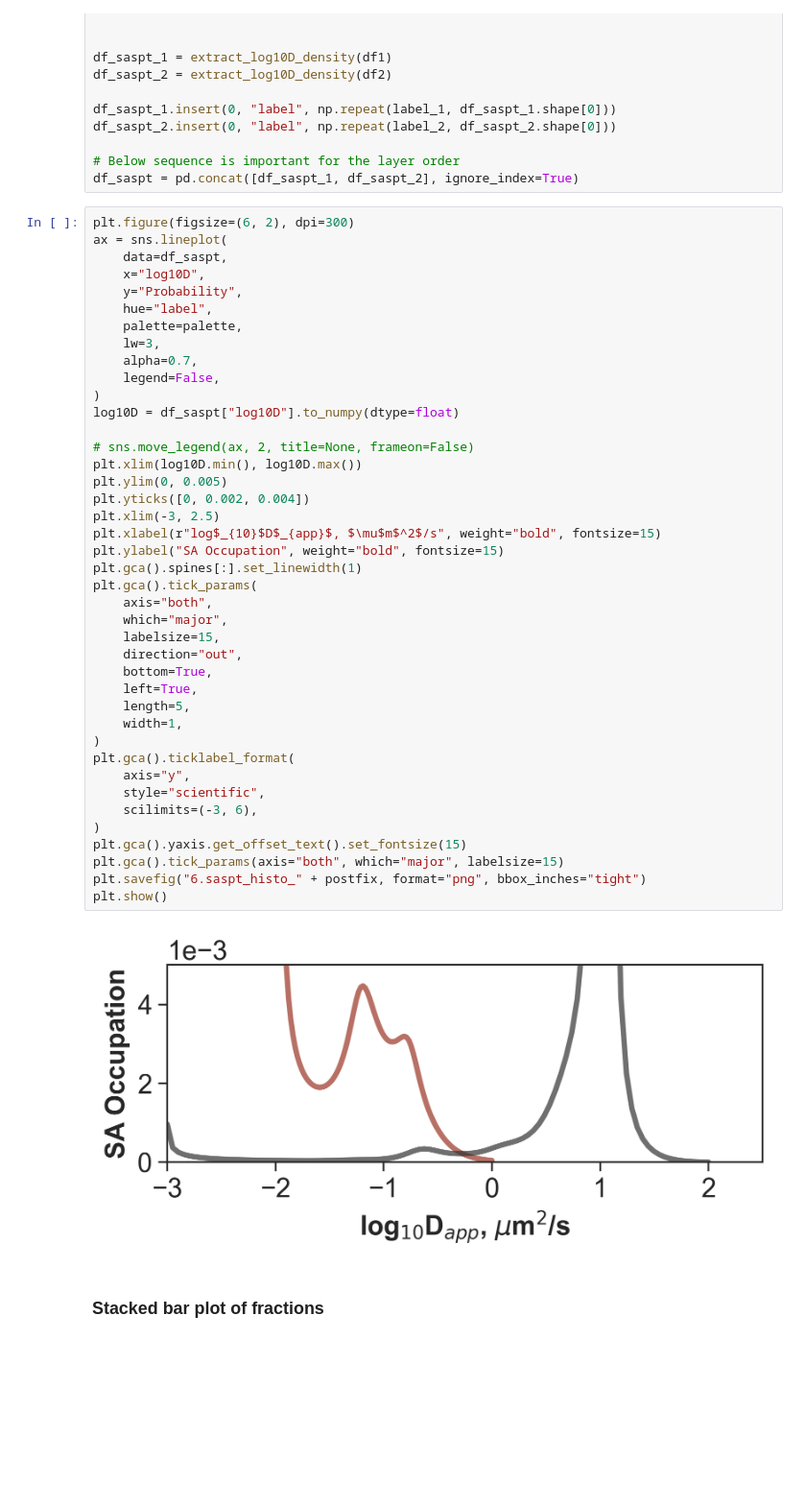
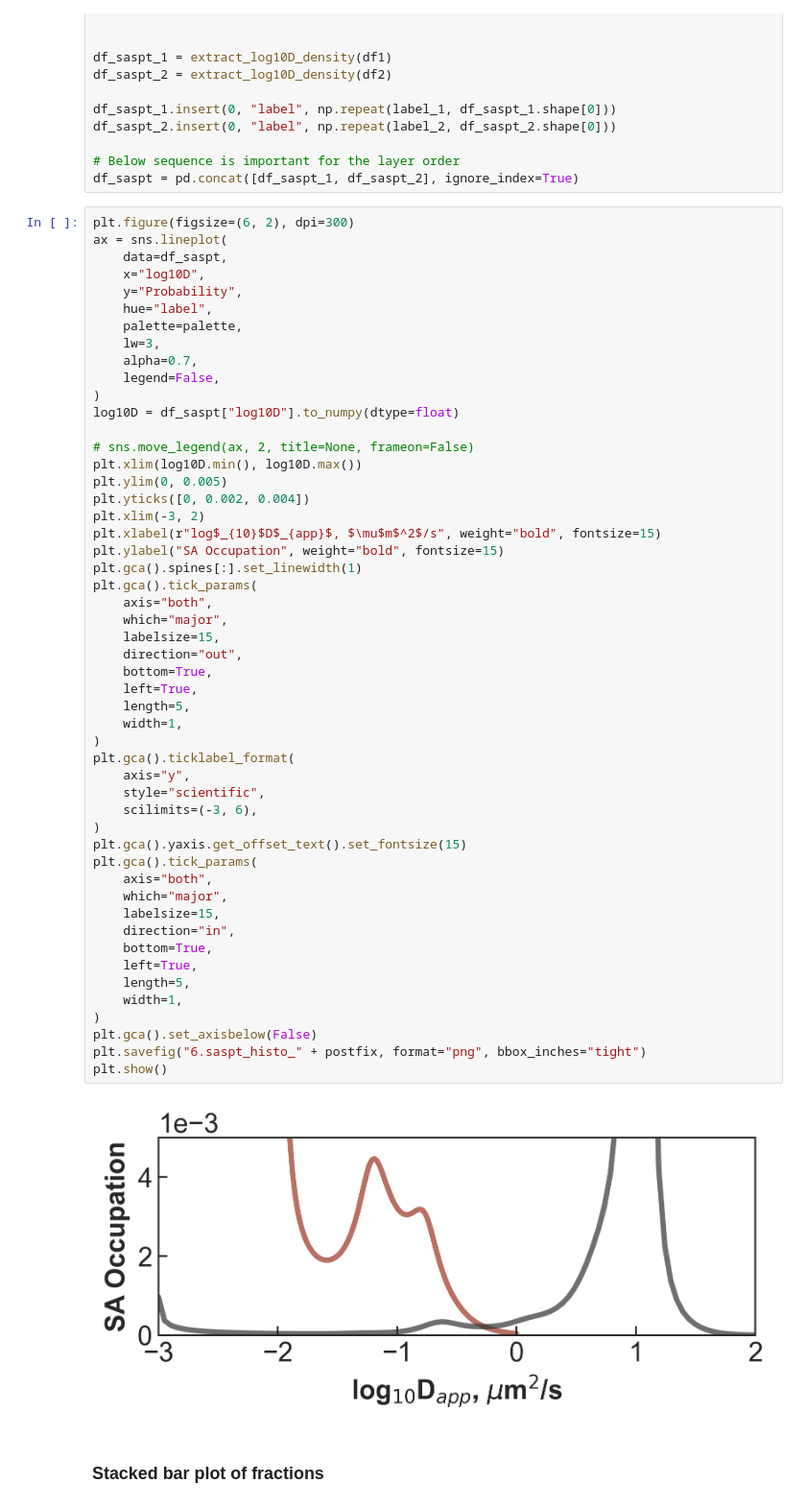
Before and after one commit to walterlab-um/intra_condensate_SPT, a Jupyter notebook: plot_paper_figure/Fig2_compare_FL_in_vs_outside.ipynb, the cells around one changed output. Shown at 96% size. Saved outputs shown, nothing was run; the diff lists cells and outputs as text; blank space fills up the shorter version.

```diff
--- a/plot_paper_figure/Fig2_compare_FL_in_vs_outside.ipynb
+++ b/plot_paper_figure/Fig2_compare_FL_in_vs_outside.ipynb
@@ -318,36 +322,46 @@ ax = sns.lineplot(
     legend=False,
 )
 log10D = df_saspt["log10D"].to_numpy(dtype=float)
 
 # sns.move_legend(ax, 2, title=None, frameon=False)
 plt.xlim(log10D.min(), log10D.max())
 plt.ylim(0, 0.005)
 plt.yticks([0, 0.002, 0.004])
-plt.xlim(-3, 2.5)
+plt.xlim(-3, 2)
 plt.xlabel(r"log$_{10}$D$_{app}$, $\mu$m$^2$/s", weight="bold", fontsize=15)
 plt.ylabel("SA Occupation", weight="bold", fontsize=15)
 plt.gca().spines[:].set_linewidth(1)
 plt.gca().tick_params(
     axis="both",
     which="major",
     labelsize=15,
     direction="out",
     bottom=True,
     left=True,
     length=5,
     width=1,
 )
 plt.gca().ticklabel_format(
     axis="y",
     style="scientific",
     scilimits=(-3, 6),
 )
 plt.gca().yaxis.get_offset_text().set_fontsize(15)
-plt.gca().tick_params(axis="both", which="major", labelsize=15)
+plt.gca().tick_params(
+    axis="both",
+    which="major",
+    labelsize=15,
+    direction="in",
+    bottom=True,
+    left=True,
+    length=5,
+    width=1,
+)
+plt.gca().set_axisbelow(False)
 plt.savefig("6.saspt_histo_" + postfix, format="png", bbox_inches="tight")
 plt.show()
 # %% [output]
-[figure, old version]
+[figure, new version]
 # %% [markdown]
 ### Stacked bar plot of fractions
 # %% [markdown]
```
Also changed, not shown: parts of 5 cells of this notebook.
